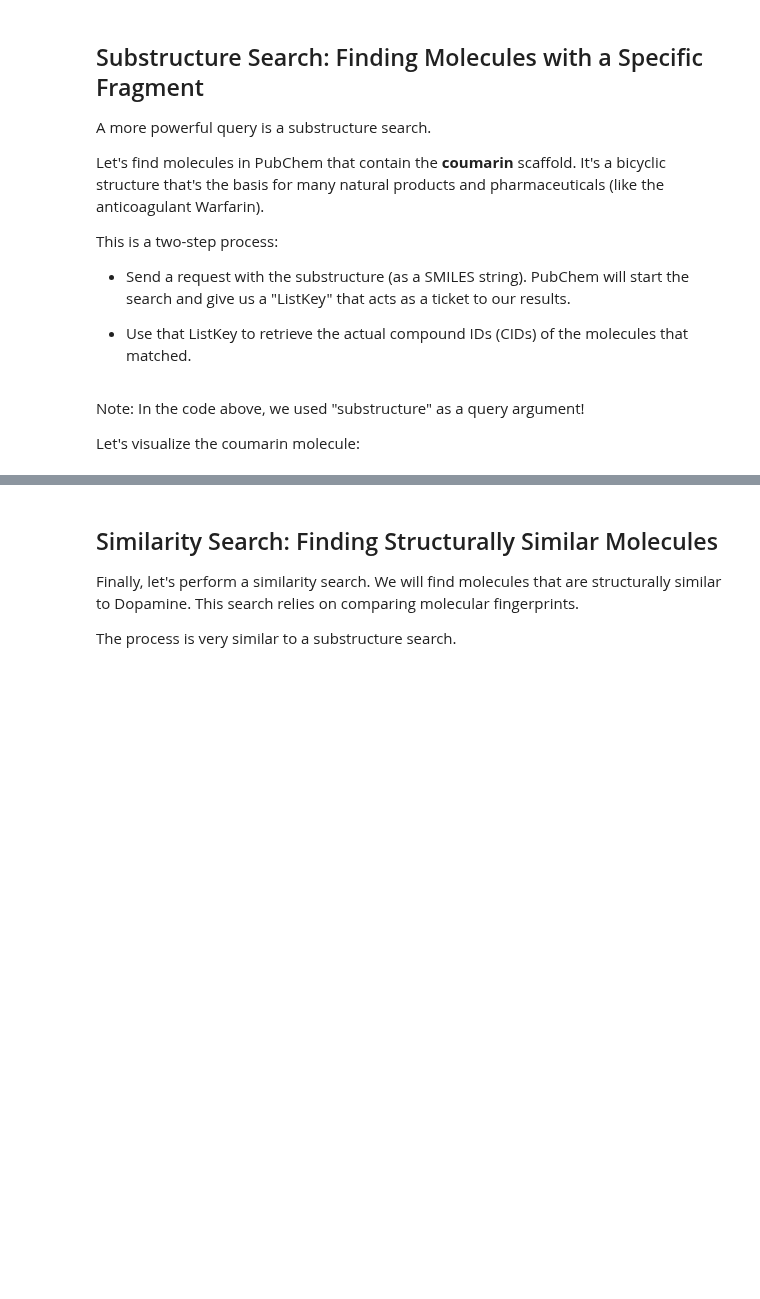
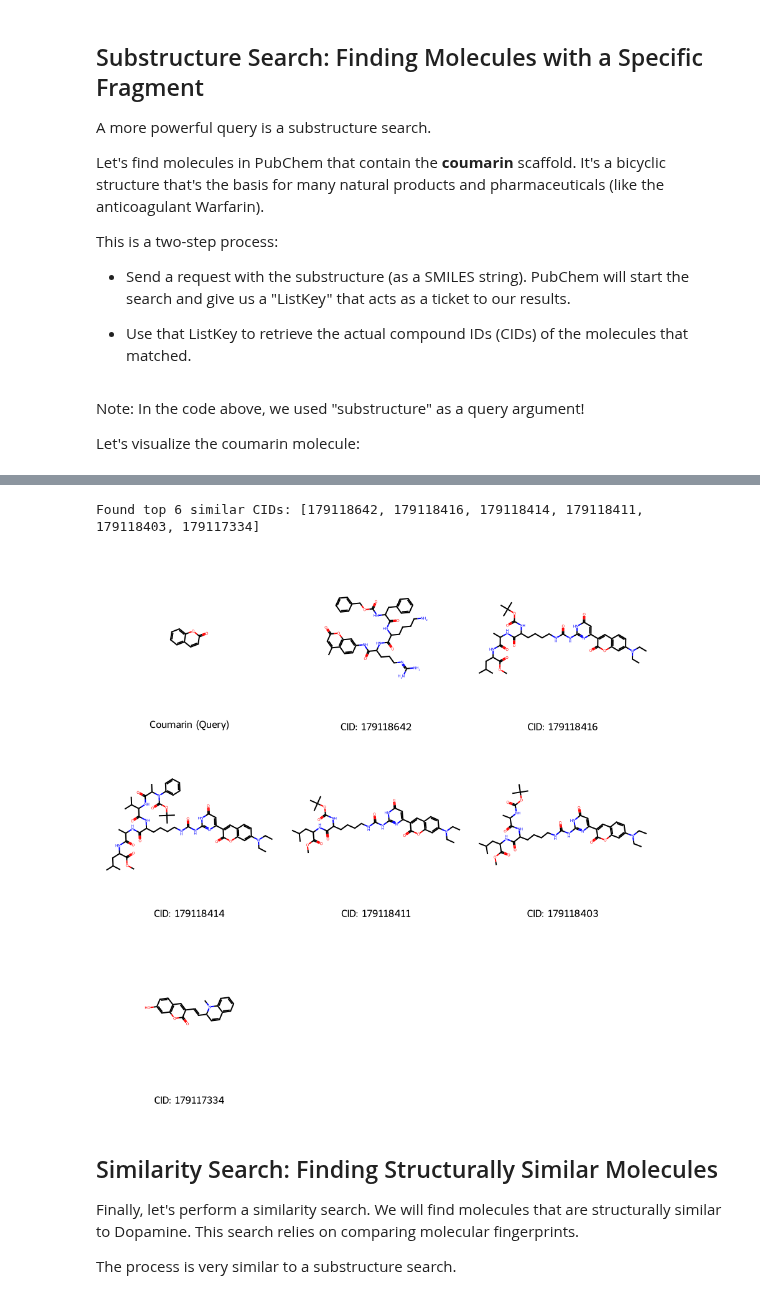
Before and after one commit to jakob-steuer/chemoinformatics_course, a Jupyter notebook: chemoinformatics_4_chemical_databases.ipynb, the cells around one changed output, grey strips where cells are left out. Drawn from its saved outputs; the diff is of its cells as text; code cells hidden in the pictures; blank space fills up the shorter version.

Commit message:
Updated PubChem API exercise

```diff
--- a/chemoinformatics_4_chemical_databases.ipynb
+++ b/chemoinformatics_4_chemical_databases.ipynb
@@ -698,29 +716,34 @@ except KeyError as e:
 # %%
 # Retrieve and Visualize Top Hits
 if 'IdentifierList' in results_data:
-    # Get the top 5 similar compound IDs
+    # Get the top 6 similar compound IDs
     cids = compound_ids[:6]
-    print(f"Found top 5 similar CIDs: {cids}")
+    print(f"Found top 6 similar CIDs: {cids}")
 
-    # Prepare CIDs for property fetching (Query + Hits)
-    all_cids_to_draw = [str(dopamine_cid)] + [str(cid) for cid in cids]
-    cids_str = ",".join(all_cids_to_draw)
+    # Prepare CIDs for property fetching (Hits only)
+    cids_str = ",".join(str(cid) for cid in cids)
 
-    # Fetch SMILES for all molecules in a single request
+    # Fetch SMILES for all molecules in a single request (Requesting CanonicalSMILES)
     properties_url = f"{base_url}/compound/cid/{cids_str}/property/CanonicalSMILES/JSON"
     prop_res = requests.get(properties_url)
+    prop_res.raise_for_status() # Good practice to check for HTTP errors
     prop_data = prop_res.json()['PropertyTable']['Properties']
 
     # Create a dictionary of {CID: SMILES}
     cid_smiles_map = {item['CID']: item['ConnectivitySMILES'] for item in prop_data}
 
-    # Prepare data for RDKit, ensuring Dopamine is first
-    mols_to_draw = [Chem.MolFromSmiles(cid_smiles_map[cid]) for cid in cids]
-    legends = [f"Coumarin (Query)"] + [f"CID: {cid}" for cid in cids]
+    # Prepare data for RDKit: Add the original Coumarin mol FIRST, then the hits
+    mols_to_draw = [coumarin_mol] + [Chem.MolFromSmiles(cid_smiles_map[cid]) for cid in cids]
+
+    # Legends: 1 Query + 6 Hits
+    legends = ["Coumarin (Query)"] + [f"CID: {cid}" for cid in cids]
 
     # Generate and save the image
     img = Draw.MolsToGridImage(mols_to_draw, molsPerRow=3, subImgSize=(300, 300), legends=legends)
-img
+    display(img) # Ensure it displays correctly in Jupyter
+# %% [output]
+Found top 6 similar CIDs: [179118642, 179118416, 179118414, 179118411, 179118403, 179117334]
+[figure, added]
 # %% [markdown]
 ## Similarity Search: Finding Structurally Similar Molecules
 
```
Also changed, not shown: parts of 8 cells of this notebook.
